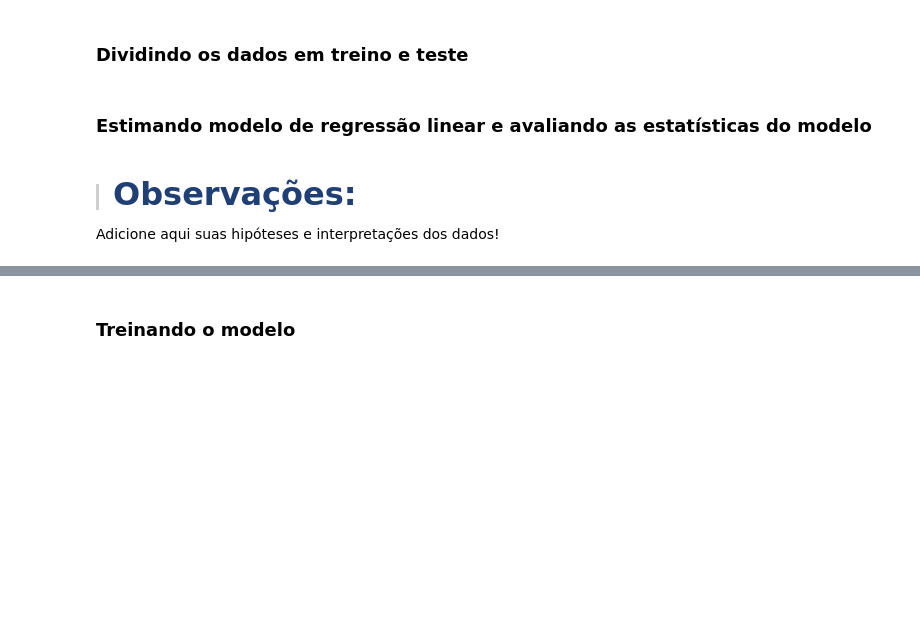
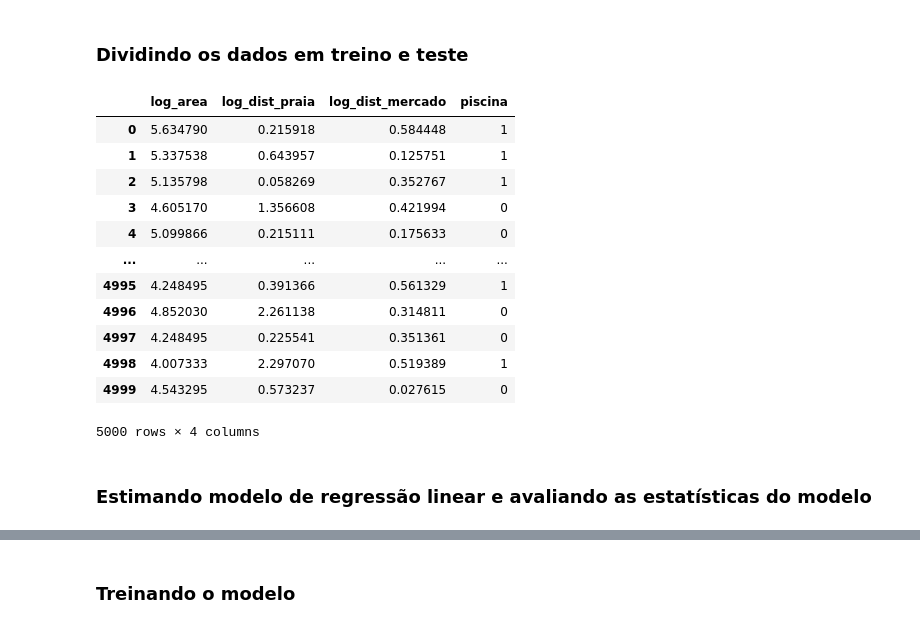
Before and after one commit to arthur-pulini/Machine-Learning-regressao-alura, a Jupyter notebook: Transformando_Variaveis_para_uma_Regressao_Linear/Desafios/Desafios.ipynb, the cells around one changed output, grey strips where cells are left out. Cells and saved outputs as stored; diff of their text form; code cells hidden in the pictures; blank space fills up the shorter version.

```diff
--- a/Transformando_Variaveis_para_uma_Regressao_Linear/Desafios/Desafios.ipynb
+++ b/Transformando_Variaveis_para_uma_Regressao_Linear/Desafios/Desafios.ipynb
@@ -226,0 +229,18 @@ A variável area não apresenta mais a condição de explosão. A variável dist
+# %%
+y = dados['log_valor']
+X = dados[['log_area', 'log_dist_praia', 'log_dist_mercado', 'piscina']]
+X
+# %% [output]
+|  | log_area | log_dist_praia | log_dist_mercado | piscina |
+| 0 | 5.634790 | 0.215918 | 0.584448 | 1 |
+| 1 | 5.337538 | 0.643957 | 0.125751 | 1 |
+| 2 | 5.135798 | 0.058269 | 0.352767 | 1 |
+| 3 | 4.605170 | 1.356608 | 0.421994 | 0 |
+| 4 | 5.099866 | 0.215111 | 0.175633 | 0 |
+| ... | ... | ... | ... | ... |
+| 4995 | 4.248495 | 0.391366 | 0.561329 | 1 |
+| 4996 | 4.852030 | 2.261138 | 0.314811 | 0 |
+| 4997 | 4.248495 | 0.225541 | 0.351361 | 0 |
+| 4998 | 4.007333 | 2.297070 | 0.519389 | 1 |
+| 4999 | 4.543295 | 0.573237 | 0.027615 | 0 |
+5000 rows × 4 columns
@@ -227,6 +249,2 @@ A variável area não apresenta mais a condição de explosão. A variável dist
 # %% [markdown]
 ### **Estimando modelo de regressão linear e avaliando as estatísticas do modelo**
-# %% [markdown]
-> #### <strong><font color="#203f75" size= 6>Observações:</font></strong>
-
-Adicione aqui suas hipóteses e interpretações dos dados!
```
Also changed, not shown: parts of 16 cells of this notebook, 1 other file.
